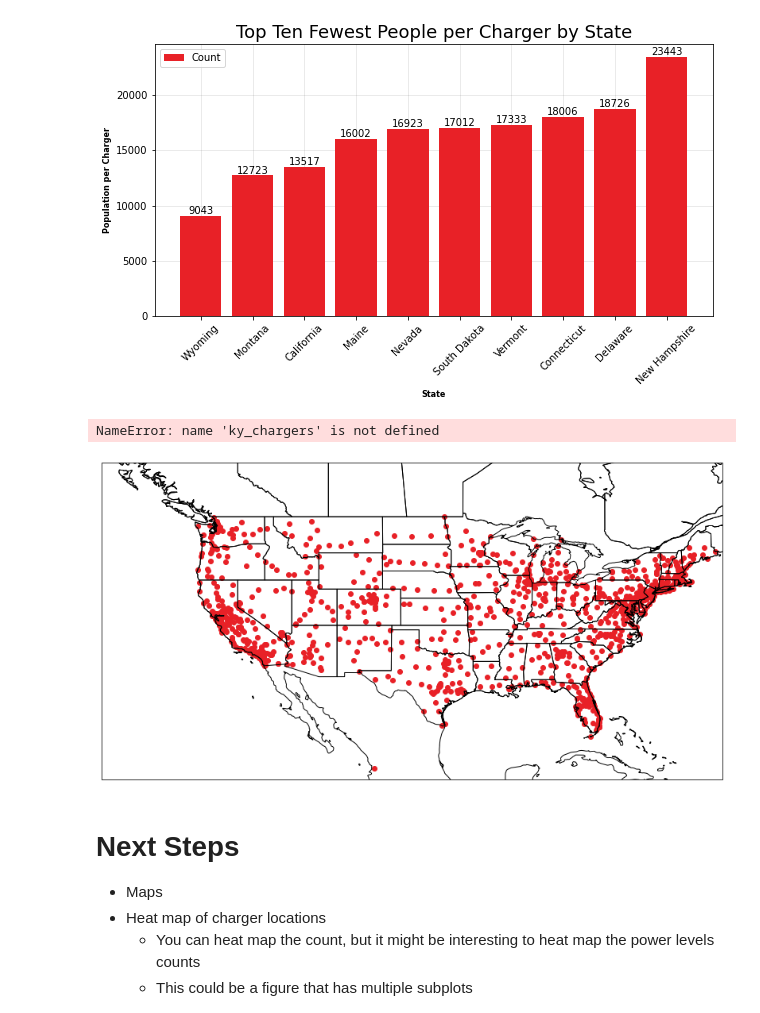
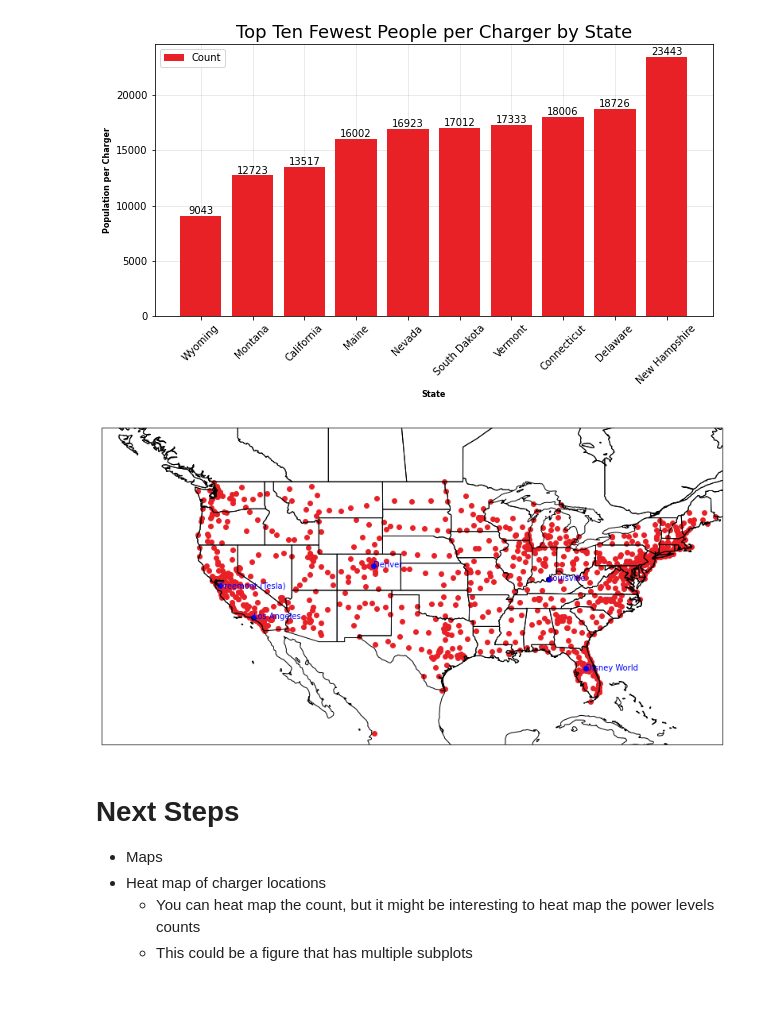
Before and after one commit to jeffkempster/code-louisville-data-science-2, a Jupyter notebook: Tesla Superchargers.ipynb, the cells around one changed output. Drawn from its saved outputs; the diff is of its cells as text; code cells hidden in the pictures.

```diff
--- a/Tesla Superchargers.ipynb
+++ b/Tesla Superchargers.ipynb
@@ -466,49 +448,49 @@ bar_chart(states, pop, 'State', 'Population per Charger', 'Top Ten Fewest People
 # %%
 import cartopy
 import cartopy.crs as ccrs
 import cartopy.feature as cfeature
-#from cartopy.mpl.gridliner import LONGITUDE_FORMATTER, LATITUDE_FORMATTER
-#import cartopy.io.shapereader as shpreader
-#import cartopy.io.img_tiles as cimgt
-#import cartopy.mpl.geoaxes
-#from mpl_toolkits.axes_grid1.inset_locator import inset_axes
-#%matplotlib inline
 
 fig = plt.figure(figsize=(14,8))
 ax = fig.add_subplot(1,1,1, projection=ccrs.PlateCarree())
 
 #ax.stock_img() # pretty map
 ax.coastlines()
 ax.add_feature(cfeature.STATES)
 
 # map extents
 extent = [-135, -66.5, 20, 55] # United States
 #extent = [-90, -81, 35, 40] # Kentucky
 ax.set_extent(extent, crs=ccrs.PlateCarree()) ## Important
 
 # get ky chargers only
 #ky_chargers = us_sites[us_sites.state_code == "KY"]
 
 # add chargers
-plt.scatter(us_sites.longitude, us_sites.latitude, color=tesla_red, alpha=1, transform=ccrs.PlateCarree())
+plt.scatter(us_sites.longitude, us_sites.latitude, color=tesla_red, alpha=1, transform=ccrs.PlateCarree(), zorder = 1)
 
-for index, row in ky_chargers.iterrows():
-    lat = row['latitude']
-    lon = row['longitude']
-    name = row['common_name']
-    ax.text(lon, lat, name, transform=ccrs.PlateCarree())
+# add the text of the location, not good for all site too crowded
+#for index, row in us_sites.iterrows():
+    #lat = row['latitude']
+    #lon = row['longitude']
+    #name = row['common_name']
+    #ax.text(lon, lat, name, transform=ccrs.PlateCarree())
 
-# Add some cities in the area
-plt.scatter(-85.7585, 38.2527, color='blue', alpha=1, transform=ccrs.PlateCarree())
-ax.text(-85.7585, 38.2527 - 0.2, 'Louisville', color='blue', transform=ccrs.PlateCarree())
+# Add some cities in the US
+cities = [
+    {'name': 'Louisville', 'latitude': 38.2527, 'longitude': -85.7585},
+    {'name': 'Los Angeles', 'latitude': 34.052235, 'longitude': -118.243683},
+    {'name': 'Denver', 'latitude': 39.74204, 'longitude': -104.991531},
+    {'name': 'Disney World', 'latitude': 28.418715, 'longitude': -81.581178},
+    {'name': 'Freemont (Tesla)', 'latitude': 37.49257540505255, 'longitude': -121.94510996896852},
+]
 
-plt.scatter(-84.5037, 38.0406 , color='blue', alpha=1, transform=ccrs.PlateCarree())
-ax.text(-84.5037, 38.0406 - 0.2, 'Lexington', color='blue', transform=ccrs.PlateCarree())
+for city in cities:
+    plt.scatter(city['longitude'], city['latitude'], color='blue', alpha=1, transform=ccrs.PlateCarree())
+    ax.text(city['longitude'], city['latitude'] - 0.2, city['name'], color='blue', transform=ccrs.PlateCarree())
 
 plt.show()
 # %% [output]
-NameError: name 'ky_chargers' is not defined
-[figure, old version]
+[figure, new version]
 # %% [markdown]
 # Next Steps
 * Maps
```
Also changed, not shown: parts of 4 cells of this notebook.
